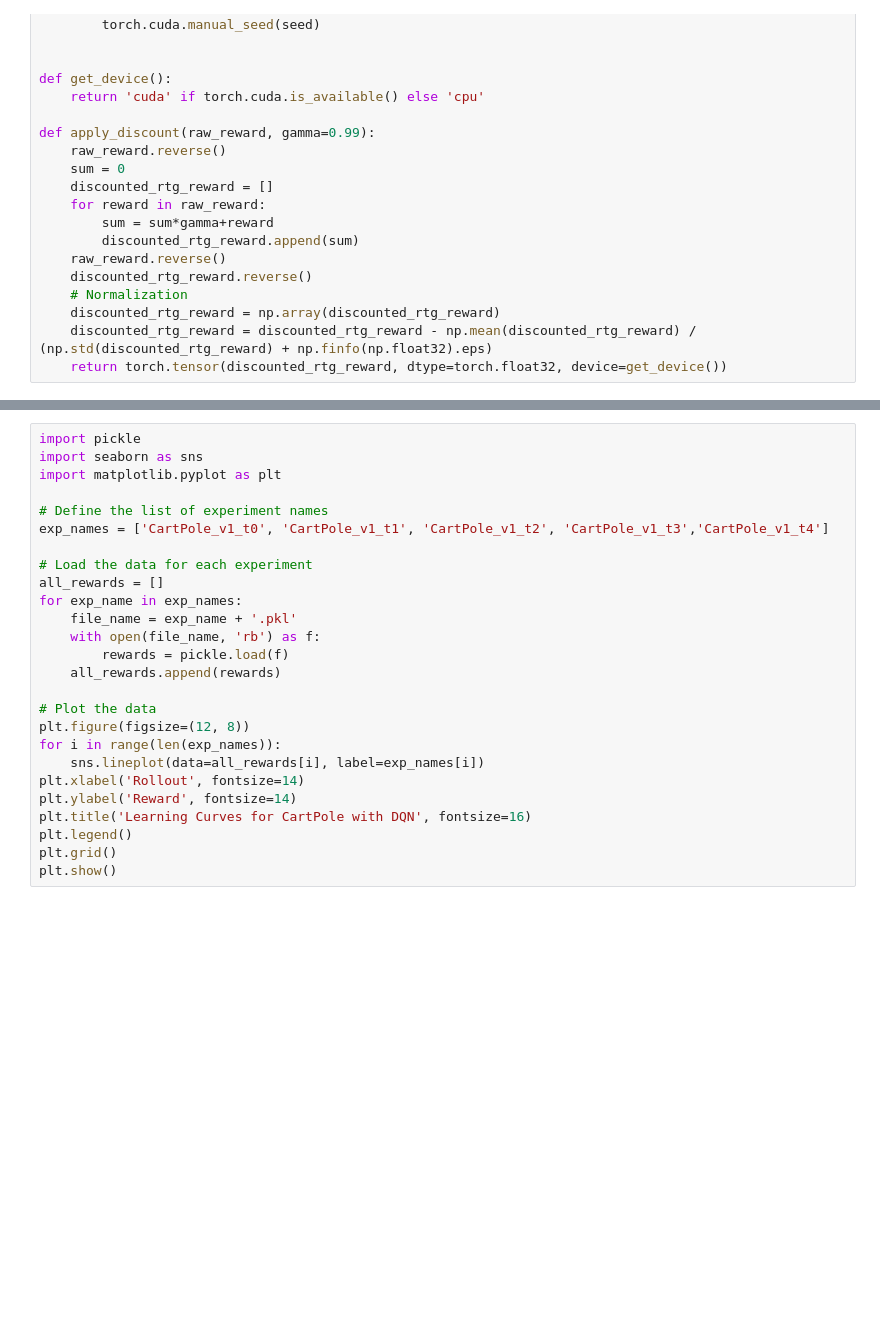
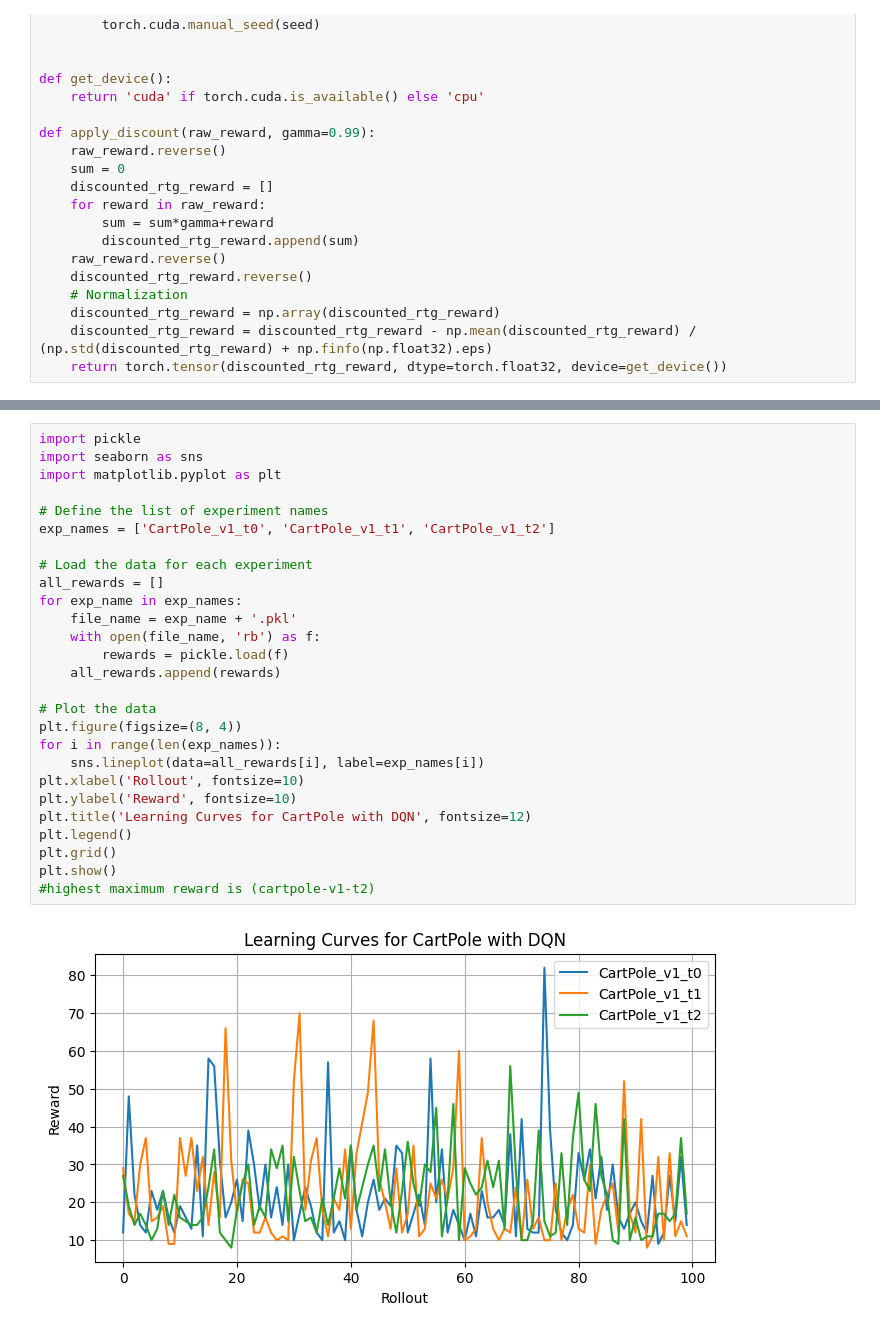
Before and after one commit to yoshithavalluru/assignment-2, a Jupyter notebook: hw2_dqn.ipynb, the cells around one changed output, grey strips where cells are left out. Drawn from its saved outputs; the diff is of its cells as text; blank space fills up the shorter version.

```diff
--- a/hw2_dqn.ipynb
+++ b/hw2_dqn.ipynb
@@ -285,26 +334,29 @@ for params in params_list:
 # %%
 import pickle
 import seaborn as sns
 import matplotlib.pyplot as plt
 
 # Define the list of experiment names
-exp_names = ['CartPole_v1_t0', 'CartPole_v1_t1', 'CartPole_v1_t2', 'CartPole_v1_t3','CartPole_v1_t4']
+exp_names = ['CartPole_v1_t0', 'CartPole_v1_t1', 'CartPole_v1_t2']
 
 # Load the data for each experiment
 all_rewards = []
 for exp_name in exp_names:
     file_name = exp_name + '.pkl'
     with open(file_name, 'rb') as f:
         rewards = pickle.load(f)
     all_rewards.append(rewards)
 
 # Plot the data
-plt.figure(figsize=(12, 8))
+plt.figure(figsize=(8, 4))
 for i in range(len(exp_names)):
     sns.lineplot(data=all_rewards[i], label=exp_names[i])
-plt.xlabel('Rollout', fontsize=14)
-plt.ylabel('Reward', fontsize=14)
-plt.title('Learning Curves for CartPole with DQN', fontsize=16)
+plt.xlabel('Rollout', fontsize=10)
+plt.ylabel('Reward', fontsize=10)
+plt.title('Learning Curves for CartPole with DQN', fontsize=12)
 plt.legend()
 plt.grid()
 plt.show()
+#highest maximum reward is (cartpole-v1-t2)
+# %% [output]
+[figure, added]
```
Also changed, not shown: parts of 7 cells of this notebook.
